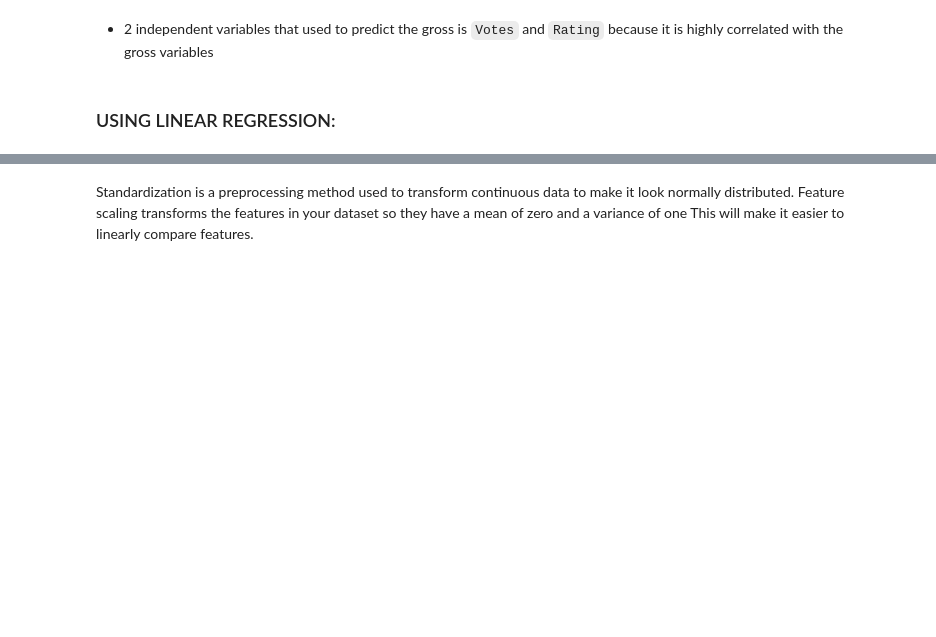
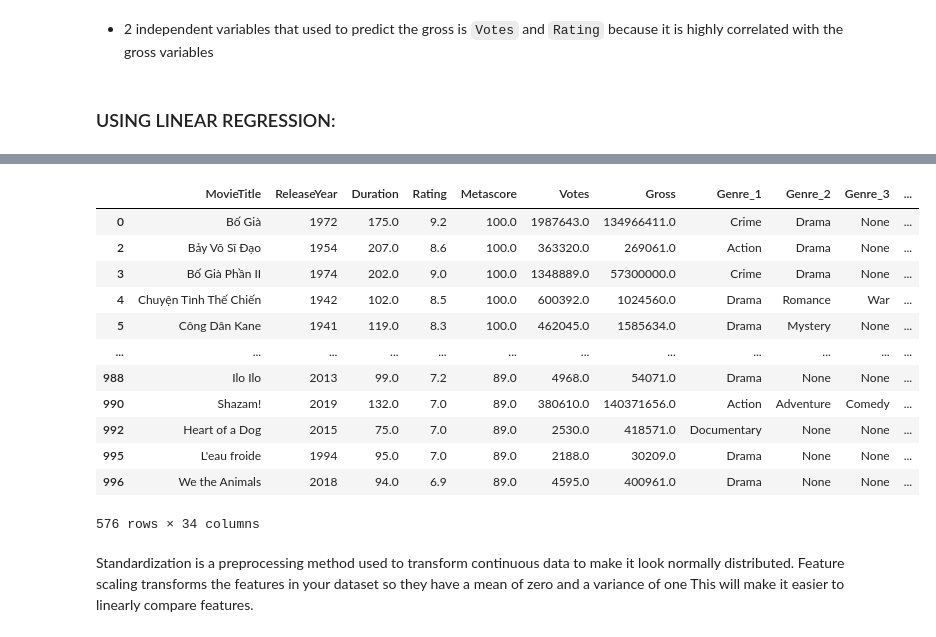
Before and after one commit to luongkhanhphuong2412/Movie_Recommedation_System, a Jupyter notebook: movie_modeling.ipynb, the cells around one changed output, grey strips where cells are left out. Saved outputs shown, nothing was run; the diff lists cells and outputs as text; code cells hidden in the pictures; blank space fills up the shorter version.

```diff
--- a/movie_modeling.ipynb
+++ b/movie_modeling.ipynb
@@ -296,4 +330,19 @@ from sklearn.metrics import mean_squared_error
 # %%
-# Drop rows with null values in Gross column
+# Drop rows with null values in Gross column to train model:
 df= df.dropna(subset= ['Gross'])
+df
+# %% [output]
+|  | MovieTitle | ReleaseYear | Duration | Rating | Metascore | Votes | Gross | Genre_1 | Genre_2 | Genre_3 | ... |
+| 0 | Bố Già | 1972 | 175.0 | 9.2 | 100.0 | 1987643.0 | 134966411.0 | Crime | Drama | None | ... |
+| 2 | Bảy Võ Sĩ Đạo | 1954 | 207.0 | 8.6 | 100.0 | 363320.0 | 269061.0 | Action | Drama | None | ... |
+| 3 | Bố Già Phần II | 1974 | 202.0 | 9.0 | 100.0 | 1348889.0 | 57300000.0 | Crime | Drama | None | ... |
+| 4 | Chuyện Tình Thế Chiến | 1942 | 102.0 | 8.5 | 100.0 | 600392.0 | 1024560.0 | Drama | Romance | War | ... |
+| 5 | Công Dân Kane | 1941 | 119.0 | 8.3 | 100.0 | 462045.0 | 1585634.0 | Drama | Mystery | None | ... |
+| ... | ... | ... | ... | ... | ... | ... | ... | ... | ... | ... | ... |
+| 988 | Ilo Ilo | 2013 | 99.0 | 7.2 | 89.0 | 4968.0 | 54071.0 | Drama | None | None | ... |
+| 990 | Shazam! | 2019 | 132.0 | 7.0 | 89.0 | 380610.0 | 140371656.0 | Action | Adventure | Comedy | ... |
+| 992 | Heart of a Dog | 2015 | 75.0 | 7.0 | 89.0 | 2530.0 | 418571.0 | Documentary | None | None | ... |
+| 995 | L'eau froide | 1994 | 95.0 | 7.0 | 89.0 | 2188.0 | 30209.0 | Drama | None | None | ... |
+| 996 | We the Animals | 2018 | 94.0 | 6.9 | 89.0 | 4595.0 | 400961.0 | Drama | None | None | ... |
+576 rows × 34 columns
 # %%
```
Also changed, not shown: parts of 31 cells of this notebook.
